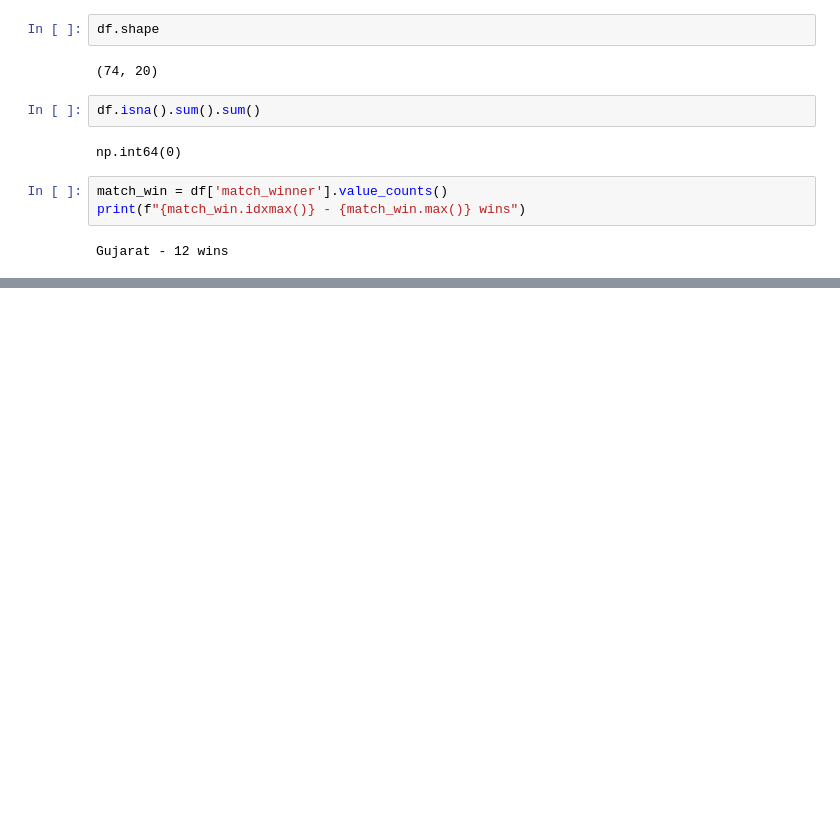
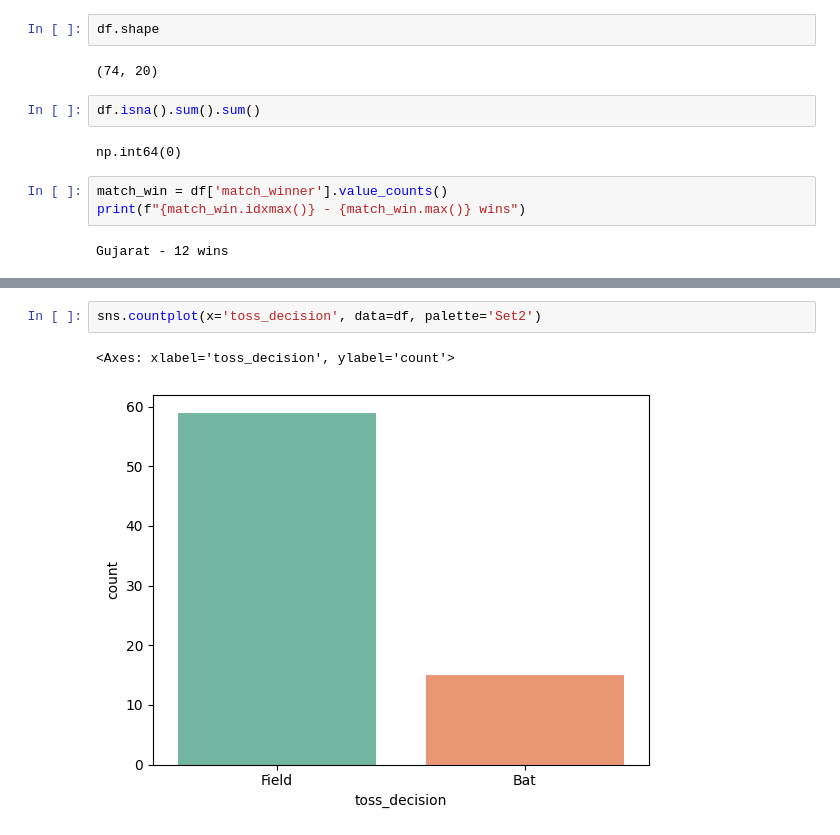
Before and after one commit to laxmansharma1811/Feature_Extraction_Project, a Jupyter notebook: ipl_capstone.ipynb, the cells around one changed output, grey strips where cells are left out. Drawn from its saved outputs; the diff is of its cells as text; blank space fills up the shorter version.

```diff
--- a/ipl_capstone.ipynb
+++ b/ipl_capstone.ipynb
@@ -68,0 +77,5 @@ plt.show()
+# %%
+sns.countplot(x='toss_decision', data=df, palette='Set2')
+# %% [output]
+<Axes: xlabel='toss_decision', ylabel='count'>
+[figure, added]
```
Also changed, not shown: parts of 2 cells of this notebook.
